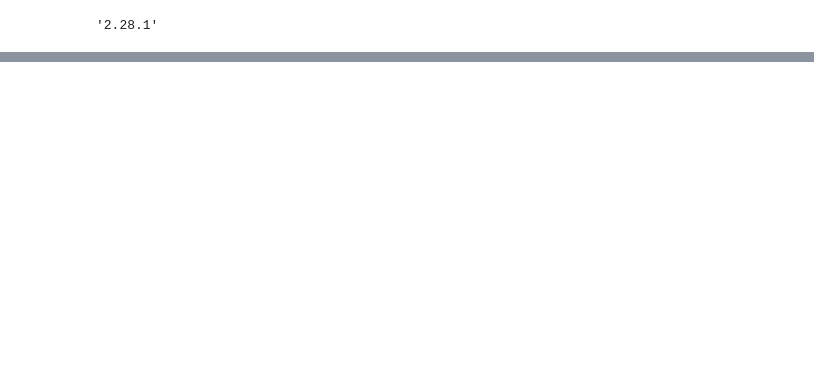
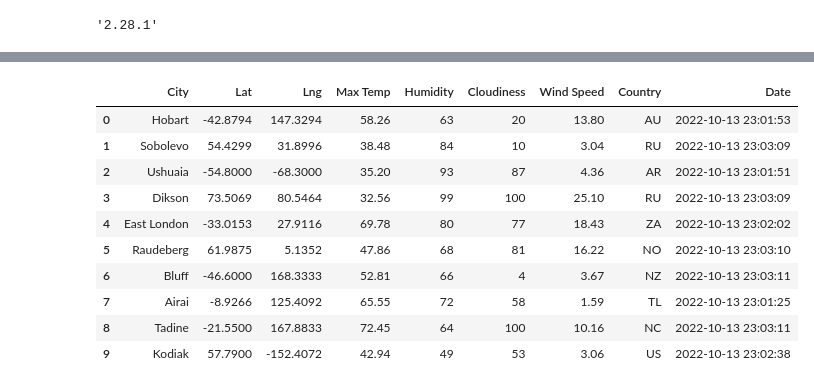
Before and after one commit to tomoko1T/World_Weather_Analysis, a Jupyter notebook: WeatherPy.ipynb, the cells around one changed output, grey strips where cells are left out. Cells and saved outputs as stored; diff of their text form; code cells hidden in the pictures; blank space fills up the shorter version.

```diff
--- a/WeatherPy.ipynb
+++ b/WeatherPy.ipynb
@@ -59,0 +66,4 @@ requests.__version__
+# %%
+# Starting URL for Weather Map API Call.
+url = "http://api.openweathermap.org/data/2.5/weather?units=Imperial&APPID=" + weather_api_key
+print(url)
@@ -59,0 +156,16 @@ requests.__version__
+# %%
+# Convert the array of dictionaries to a Pandas DataFrame.
+city_data_df = pd.DataFrame(city_data)
+city_data_df.head(10)
+# %% [output]
+|  | City | Lat | Lng | Max Temp | Humidity | Cloudiness | Wind Speed | Country | Date |
+| 0 | Hobart | -42.8794 | 147.3294 | 58.26 | 63 | 20 | 13.80 | AU | 2022-10-13 23:01:53 |
+| 1 | Sobolevo | 54.4299 | 31.8996 | 38.48 | 84 | 10 | 3.04 | RU | 2022-10-13 23:03:09 |
+| 2 | Ushuaia | -54.8000 | -68.3000 | 35.20 | 93 | 87 | 4.36 | AR | 2022-10-13 23:01:51 |
+| 3 | Dikson | 73.5069 | 80.5464 | 32.56 | 99 | 100 | 25.10 | RU | 2022-10-13 23:03:09 |
+| 4 | East London | -33.0153 | 27.9116 | 69.78 | 80 | 77 | 18.43 | ZA | 2022-10-13 23:02:02 |
+| 5 | Raudeberg | 61.9875 | 5.1352 | 47.86 | 68 | 81 | 16.22 | NO | 2022-10-13 23:03:10 |
+| 6 | Bluff | -46.6000 | 168.3333 | 52.81 | 66 | 4 | 3.67 | NZ | 2022-10-13 23:03:11 |
+| 7 | Airai | -8.9266 | 125.4092 | 65.55 | 72 | 58 | 1.59 | TL | 2022-10-13 23:01:25 |
+| 8 | Tadine | -21.5500 | 167.8833 | 72.45 | 64 | 100 | 10.16 | NC | 2022-10-13 23:03:11 |
+| 9 | Kodiak | 57.7900 | -152.4072 | 42.94 | 49 | 53 | 3.06 | US | 2022-10-13 23:02:38 |
```
Also changed, not shown: parts of 12 cells of this notebook, 1 other file.
